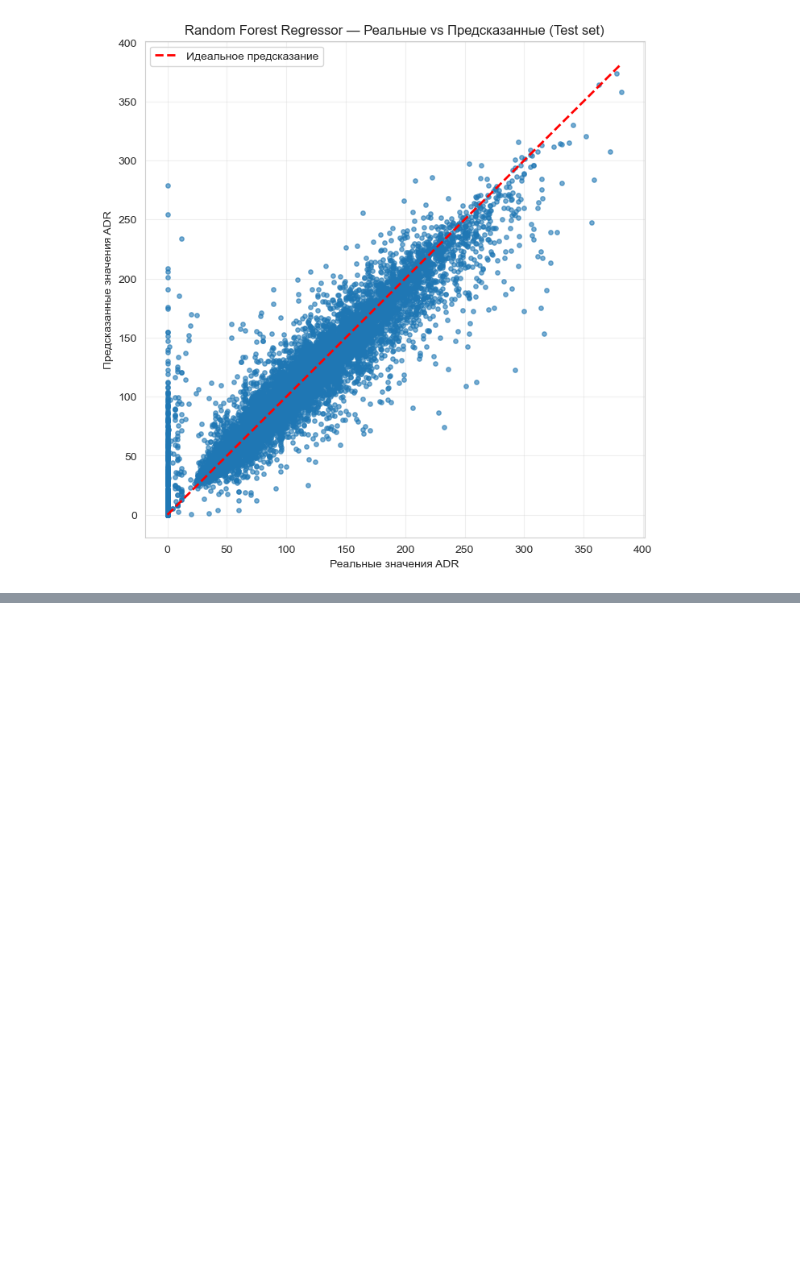
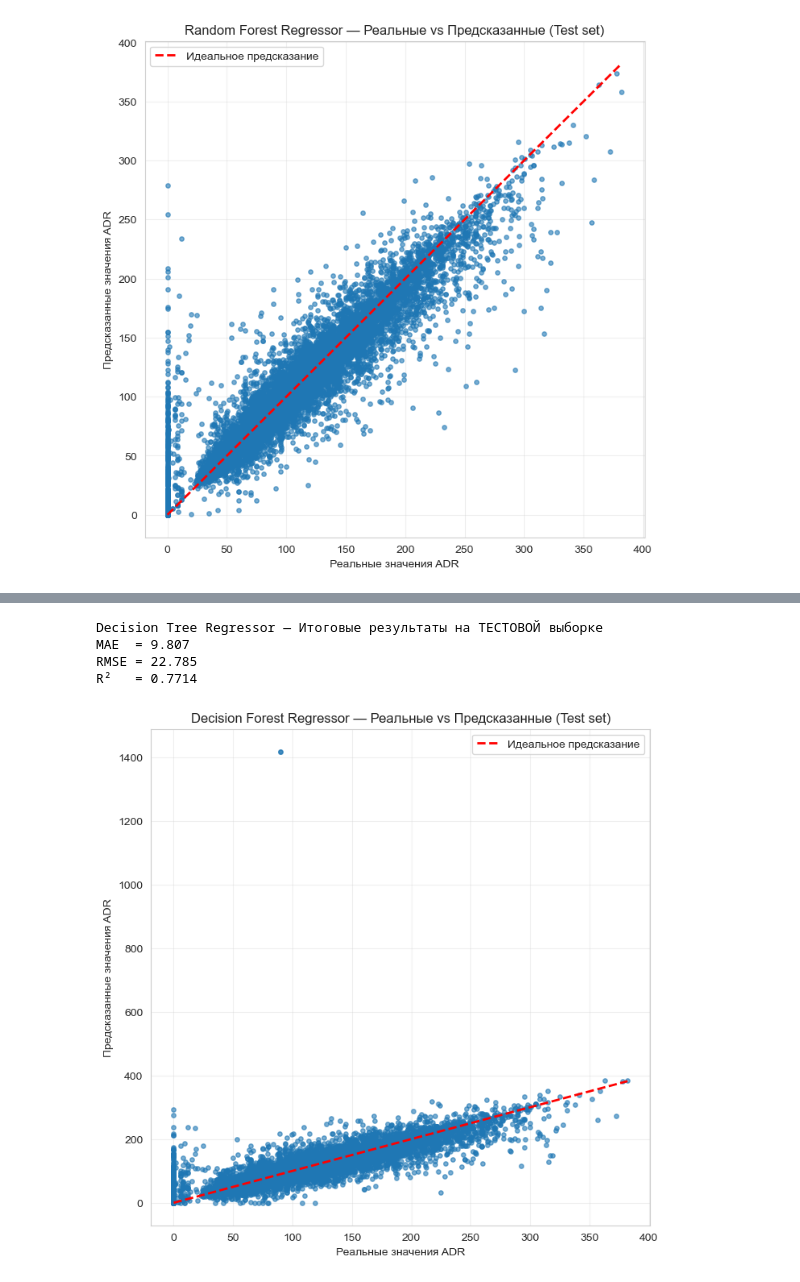
Before and after one commit to slaav1k/RSREU_MethodsML, a Jupyter notebook: sample2.ipynb, the cells around one changed output, grey strips where cells are left out. Saved outputs shown, nothing was run; the diff lists cells and outputs as text; code cells hidden in the pictures; blank space fills up the shorter version.

```diff
--- a/sample2.ipynb
+++ b/sample2.ipynb
@@ -1315,0 +1329,7 @@ plt.show()
+# %%
+param_grid_dt = {
+    'regressor__max_depth': [None, 10, 15, 20, 30], # глубина
+    'regressor__min_samples_split': [2, 5, 10], # мин. объектов для деления
+    'regressor__min_samples_leaf': [1, 2, 4], # мин. объектов в листе
+    'regressor__criterion': ['squared_error', 'friedman_mse'] # метод для деления
+}
@@ -1315,0 +1397,39 @@ plt.show()
+# %%
+dt_pipeline.set_params(
+    regressor__criterion=best_params_dt[0],
+    regressor__max_depth=best_params_dt[1],
+    regressor__min_samples_split=best_params_dt[2],
+    regressor__min_samples_leaf=best_params_dt[3]
+)
+
+dt_pipeline.fit(X_train_full, y_train_full)
+y_pred_test_dt = dt_pipeline.predict(X_test)
+
+# Метрики на тесте
+mae_test_dt = mean_absolute_error(y_test, y_pred_test_dt)
+rmse_test_dt = np.sqrt(mean_squared_error(y_test, y_pred_test_dt))
+r2_test_dt = r2_score(y_test, y_pred_test_dt)
+
+print("\nDecision Tree Regressor — Итоговые результаты на ТЕСТОВОЙ выборке")
+print(f"MAE  = {mae_test_dt:.3f}")
+print(f"RMSE = {rmse_test_dt:.3f}")
+print(f"R²   = {r2_test_dt:.4f}")
+# %% [output]
+Decision Tree Regressor — Итоговые результаты на ТЕСТОВОЙ выборке
+MAE  = 9.807
+RMSE = 22.785
+R²   = 0.7714
+# %%
+import matplotlib.pyplot as plt
+
+plt.figure(figsize=(8, 8))
+plt.scatter(y_test, y_pred_test_dt, alpha=0.6, s=15)
+plt.plot([y_test.min(), y_test.max()], [y_test.min(), y_test.max()], 'r--', lw=2, label='Идеальное предсказание')
+plt.xlabel('Реальные значения ADR')
+plt.ylabel('Предсказанные значения ADR')
+plt.title('Decision Forest Regressor — Реальные vs Предсказанные (Test set)')
+plt.legend()
+plt.grid(True, alpha=0.3)
+plt.show()
+# %% [output]
+[figure, added]
```
Also changed, not shown: parts of 14 cells of this notebook.
